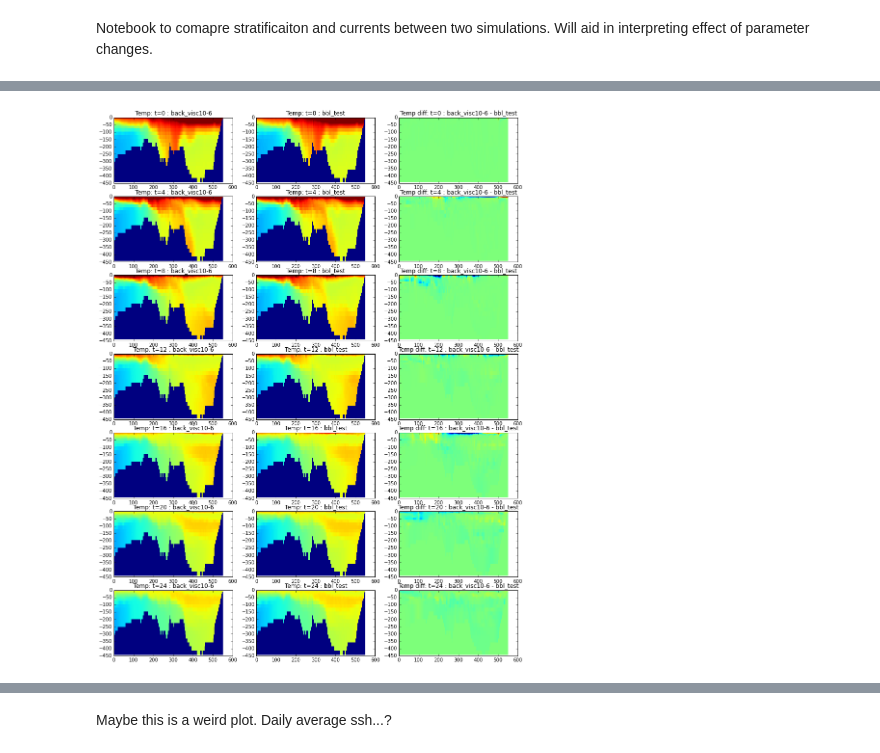
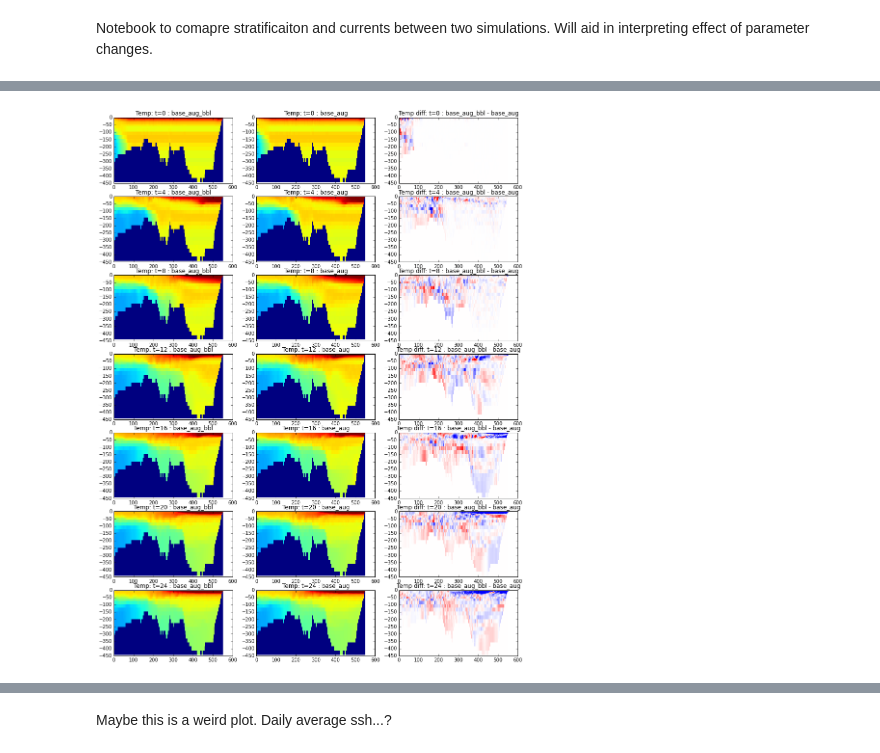
Before and after one commit to SalishSeaCast/2d-domain, a Jupyter notebook: analysis/CompareTwo.ipynb, the cells around one changed output, grey strips where cells are left out. Drawn from its saved outputs; the diff is of its cells as text; code cells hidden in the pictures.

Commit message:
compared bbl wih base case

```diff
--- a/analysis/CompareTwo.ipynb
+++ b/analysis/CompareTwo.ipynb
@@ -9,10 +9,10 @@ import os
 
 %matplotlib inline
 # %%
-results = '/data/nsoontie/MEOPAR/SalishSea/results/2Ddomain/'
+results = '/data/nsoontie/MEOPAR/SalishSea/results/2Ddomain/3.6/'
 
-run1 = 'back_visc10-6'
-run2 = 'bbl_test'
+run1 = 'base_aug_bbl'
+run2 = 'base_aug'
 
 path={}
 path[run1]= os.path.join(results,run1)
@@ -27,21 +27,21 @@ print path[run2]
 Us = {}; Ws = {}; Ts = {}; Ss={}; Diffs={}; Viscs={}; sshs={}
 
 runs = [run1, run2]
-
+y=5
 for run in runs:
-    f = nc.Dataset(os.path.join(path[run],'SalishSea_1d_20030801_20030828_grid_U.nc'))
-    Us[run] = f.variables['vozocrtx'][:,:,1,:]
-    f = nc.Dataset(os.path.join(path[run],'SalishSea_1d_20030801_20030828_grid_W.nc'))
-    Ws[run] = f.variables['vovecrtz'][:,:,1,:]
-    Viscs[run] = f.variables['ve_eddy_visc'][:,:,1,:]
-    Diffs[run] = f.variables['ve_eddy_diff'][:,:,1,:]
-    f = nc.Dataset(os.path.join(path[run],'SalishSea_1d_20030801_20030828_grid_T.nc'))
-    Ts[run] = f.variables['votemper'][:,:,1,:]
-    Ss[run] = f.variables['vosaline'][:,:,1,:]
-    sshs[run] = f.variables['sossheig'][:,1,:]
+    f = nc.Dataset(os.path.join(path[run],'SalishSea_1d_20030819_20030927_grid_U.nc'))
+    Us[run] = f.variables['vozocrtx'][:,:,y,:]
+    f = nc.Dataset(os.path.join(path[run],'SalishSea_1d_20030819_20030927_grid_W.nc'))
+    Ws[run] = f.variables['vovecrtz'][:,:,y,:]
+    #Viscs[run] = f.variables['ve_eddy_visc'][:,:,y,:]
+    #Diffs[run] = f.variables['ve_eddy_diff'][:,:,y,:]
+    f = nc.Dataset(os.path.join(path[run],'SalishSea_1d_20030819_20030927_grid_T.nc'))
+    Ts[run] = f.variables['votemper'][:,:,y,:]
+    Ss[run] = f.variables['vosaline'][:,:,y,:]
+    sshs[run] = f.variables['sossheig'][:,y,:]
 
 depths = f.variables['deptht'][:]
-x = f.variables['nav_lon'][1,:]
+x = f.variables['nav_lon'][y,:]
 times=np.arange(sshs[run].shape[0])
 
 xx,zz = np.meshgrid(x,-depths[:])
@@ -55,7 +55,7 @@ for n, run in enumerate(runs):
         ax.set_title('Sal: t={} : {}'.format(t, run))
 
 for t, ax in zip(ts, axs[:,2].flat):
-    ax.pcolormesh(xx,zz,Ss[run1][t,:,:]-Ss[run2][t,:,:],vmin=-1,vmax=1)
+    ax.pcolormesh(xx,zz,Ss[run1][t,:,:]-Ss[run2][t,:,:],vmin=-.1,vmax=.1,cmap='bwr')
     ax.set_title('Sal diff: t={} : {} - {}'.format(t, run1, run2))
-    ax.set_ylim([-50,0])
+    #ax.set_ylim([-50,0])
 # %% [output]
@@ -62,0 +63,8 @@ for t, ax in zip(ts, axs[:,2].flat):
+# %%
+fig, axs = plt.subplots(10,4,figsize=(20,20))
+ts = np.arange(40)
+
+for t, ax in zip(ts, axs[:].flat):
+    ax.pcolormesh(xx,zz,Ss[run1][t,:,:]-Ss[run2][t,:,:],vmin=-.1,vmax=.1,cmap='bwr')
+    ax.set_title('Sal diff: t={} : {} - {}'.format(t, run1, run2))
+    #ax.set_ylim([-50,0])
@@ -63,18 +73,18 @@ for t, ax in zip(ts, axs[:,2].flat):
 # %%
 fig, axs = plt.subplots(7,3,figsize=(15,20))
 ts = np.arange(0,27,4)
 
 for n, run in enumerate(runs):
     for t,ax in zip(ts,axs[:,n].flat):
         ax.pcolormesh(xx,zz,Ts[run][t,:,:],vmin=5,vmax=12)
         ax.set_title('Temp: t={} : {}'.format(t, run))
 
 for t, ax in zip(ts, axs[:,2].flat):
-    ax.pcolormesh(xx,zz,Ts[run1][t,:,:]-Ts[run2][t,:,:],vmin=-1,vmax=1)
+    ax.pcolormesh(xx,zz,Ts[run1][t,:,:]-Ts[run2][t,:,:],vmin=-.1,vmax=.1,cmap='bwr')
     ax.set_title('Temp diff: t={} : {} - {}'.format(t, run1, run2))
     #ax.set_ylim([-50,0])
 # %% [output]
-[figure, old version]
+[figure, new version]
 # %%
 fig, axs = plt.subplots(7,3,figsize=(15,20))
 ts = np.arange(0,27,4)
```
Also changed, not shown: parts of 10 cells of this notebook.
